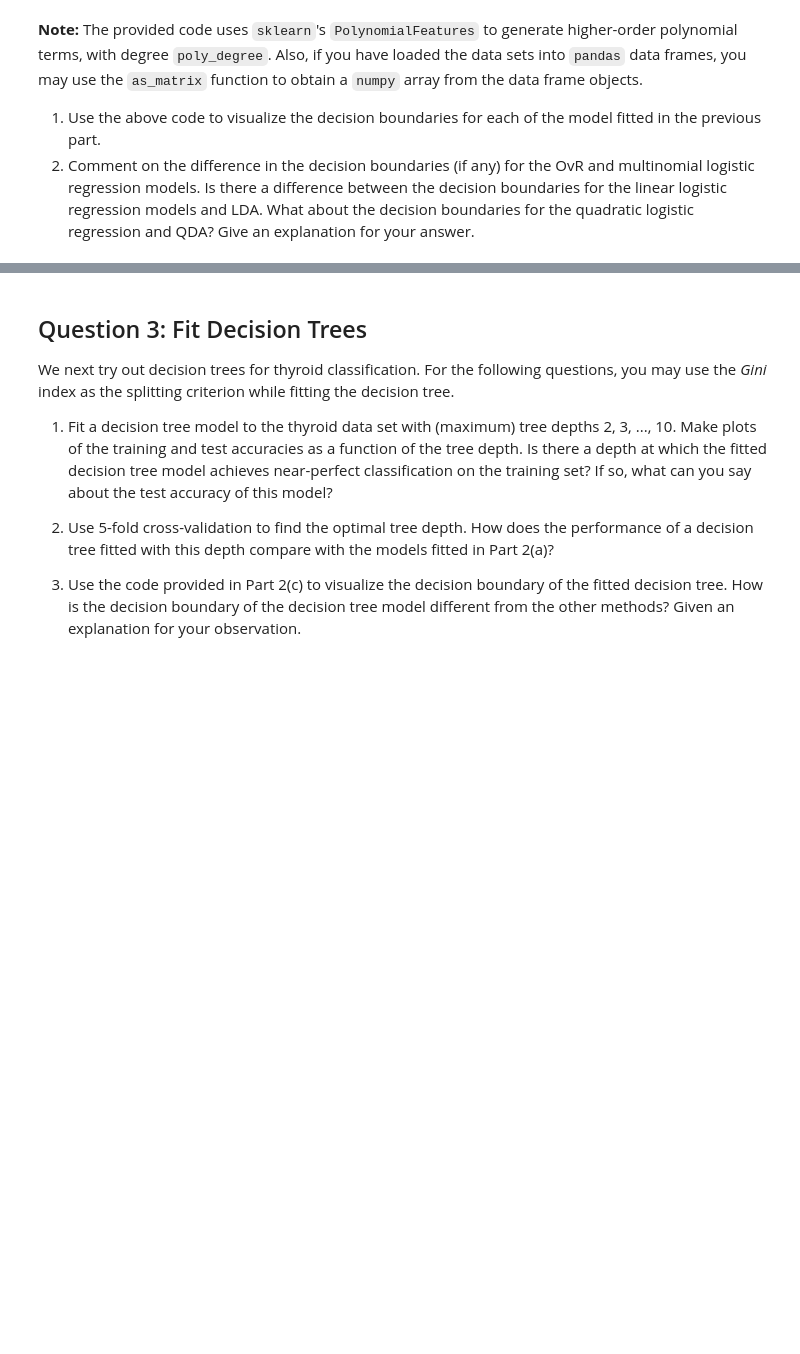
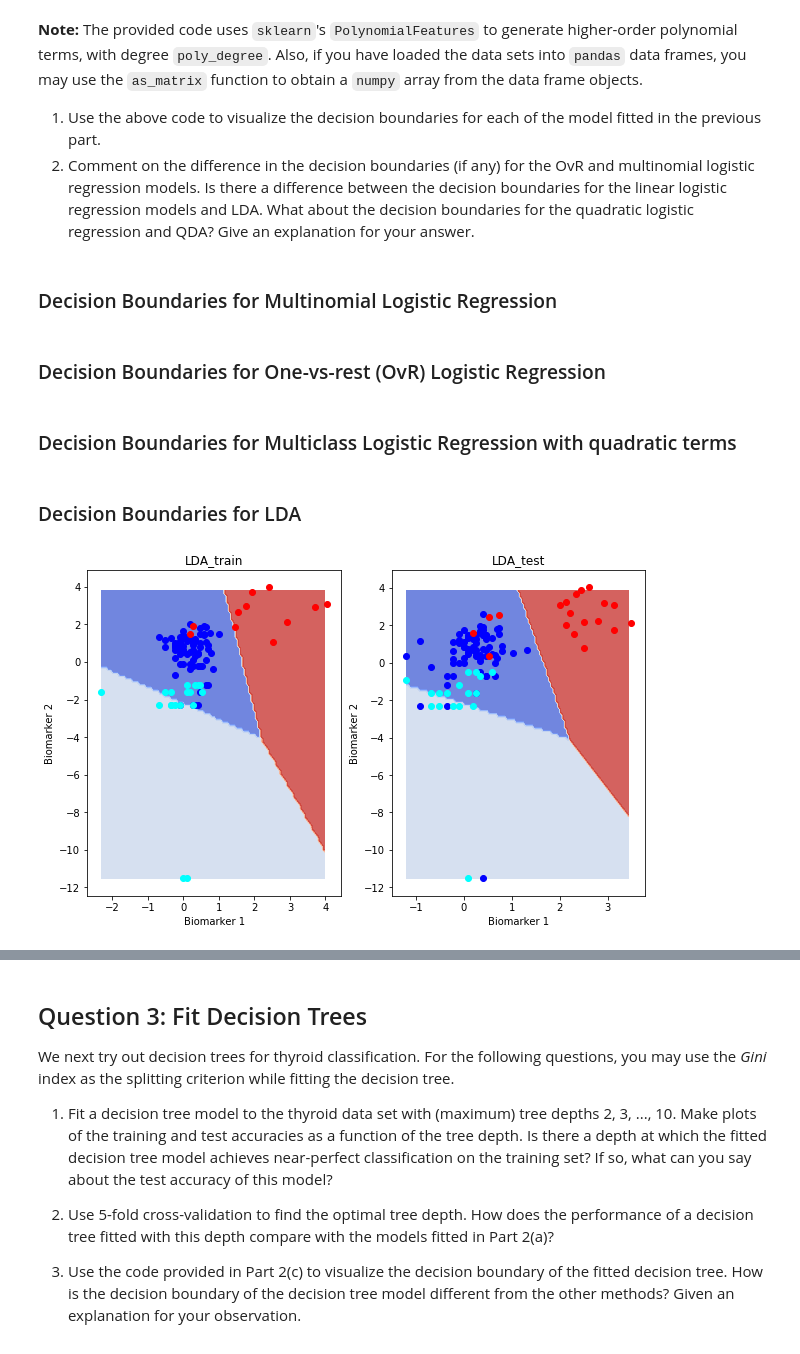
Before and after one commit to syj19950301/Data_Science_1, a Jupyter notebook: cs109a_hw7_submission.ipynb, the cells around one changed output, grey strips where cells are left out. Cells and saved outputs as stored; diff of their text form; code cells hidden in the pictures; blank space fills up the shorter version.

```diff
--- a/cs109a_hw7_submission.ipynb
+++ b/cs109a_hw7_submission.ipynb
@@ -337,3 +377,19 @@ Also, if you have loaded the data sets into `pandas` data frames, you may use th
 
 1. Use the above code to visualize the decision boundaries for each of the model fitted in the previous part.
 2. Comment on the difference in the decision boundaries (if any) for the OvR and multinomial logistic regression models. Is there a difference between the decision boundaries for the linear logistic regression models and LDA. What about the decision boundaries for the quadratic logistic regression and QDA? Give an explanation for your answer.
+# %% [markdown]
+### Decision Boundaries for Multinomial Logistic Regression
+# %% [markdown]
+### Decision Boundaries for One-vs-rest (OvR) Logistic Regression
+# %% [markdown]
+### Decision Boundaries for Multiclass Logistic Regression with quadratic terms
+# %% [markdown]
+### Decision Boundaries for LDA
+# %%
+LDA = LinearDiscriminantAnalysis()
+model_LDA = LDA.fit(X_train, y_train)
+fig, (ax1, ax2) = plt.subplots(1, 2, figsize=(10,6))
+plot_decision_boundary(X_train.as_matrix(), y_train.as_matrix(), model_LDA, "LDA_train", ax1)
+plot_decision_boundary(X_test.as_matrix(), y_test.as_matrix(), model_LDA, "LDA_test", ax2)
+# %% [output]
+[figure, added]
```
Also changed, not shown: parts of 12 cells of this notebook, 1 other file.
